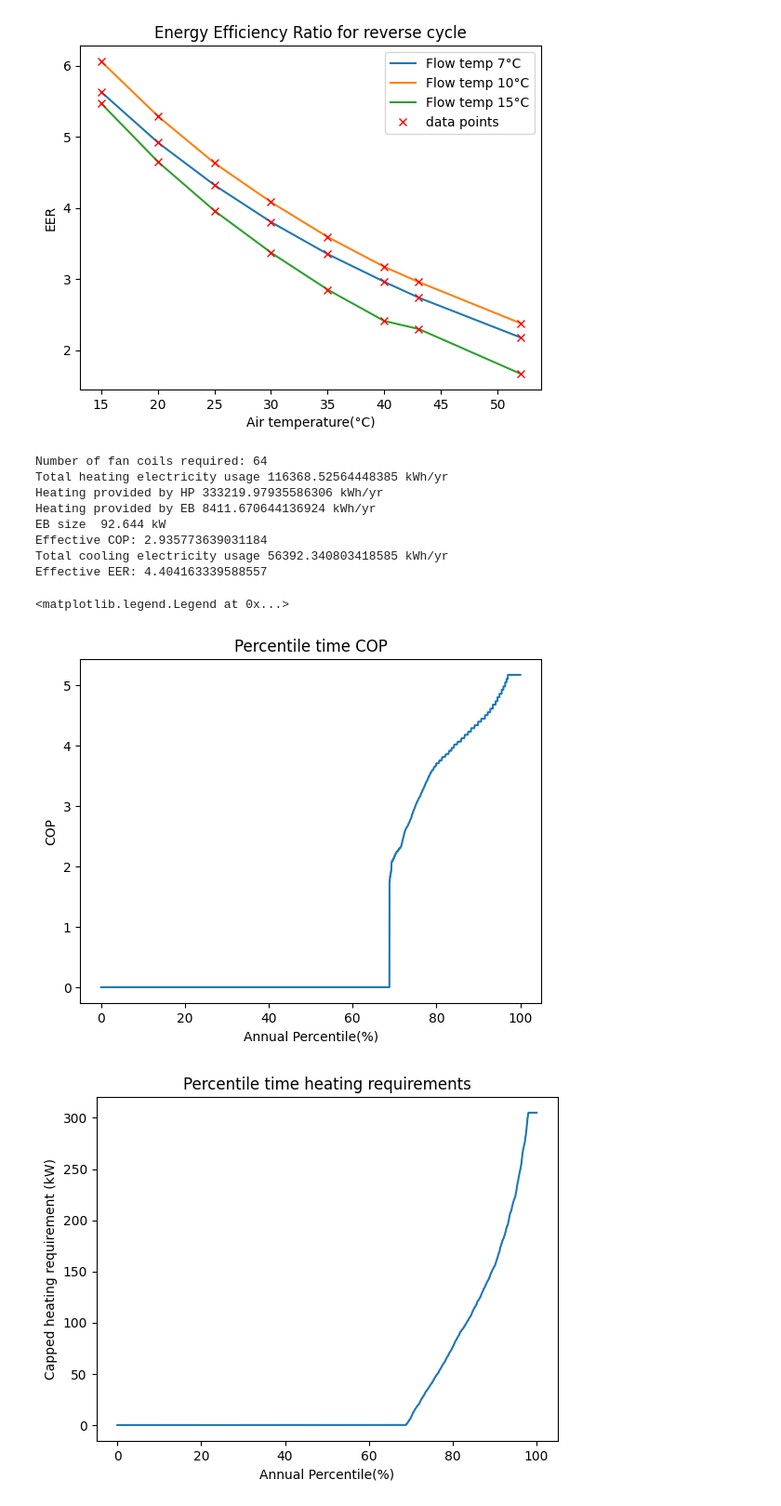
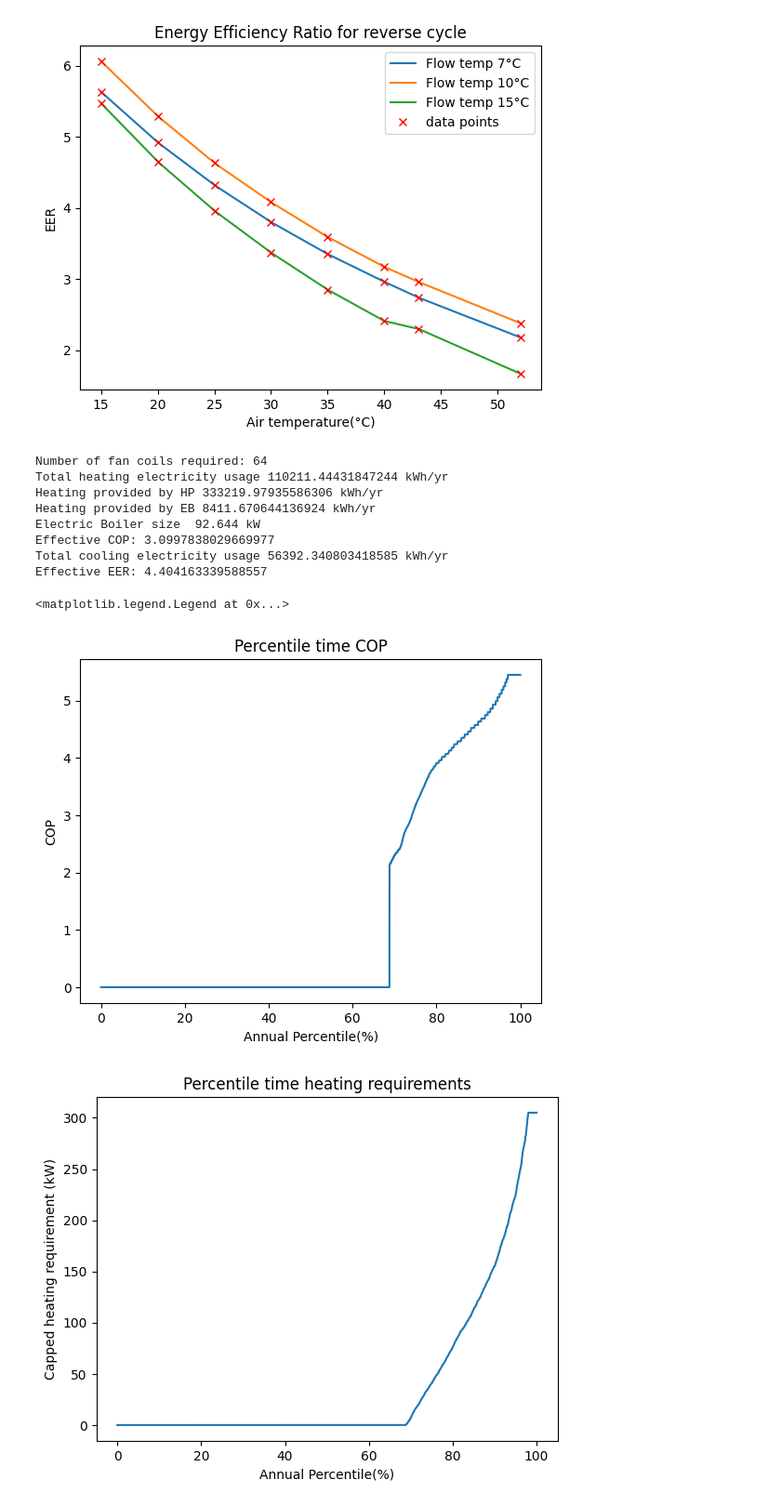
Before and after one commit to SNaylor12543/Variable_Output_Temperature_Heat_Pump, a Jupyter notebook: EAHV-M1500-YCL(-N).ipynb, the cells around one changed output. Shown at 93% size. Saved outputs shown, nothing was run; the diff lists cells and outputs as text; code cells hidden in the pictures.

```diff
--- a/EAHV-M1500-YCL(-N).ipynb
+++ b/EAHV-M1500-YCL(-N).ipynb
@@ -89,7 +89,7 @@ max_HP_power = 305 # in kW
 max_HVAC_power = 175 # in kW
 Heat_Pump_count = 2
 
-Heat_Pump = Heat_Pump("Data/Heat_Pump/EAHV-M1500-YCL(-N)/Heating_5C.csv")
+Heat_Pump = Heat_Pump("Data/Heat_Pump/EAHV-M1500-YCL(-N)/Heating_10C.csv")
 HVAC = HVAC("Data/Heat_Pump/EAHV-M1500-YCL(-N)/Cooling_5C.csv")
 
 Heating_Distribution = Heating_Distribution("Data/HFP-550LM-Z1", max_HP_power, max_HVAC_power)
@@ -119,8 +119,6 @@ print('Total cooling electricity usage ' + str(np.sum(cooling_electricity)) + '
 
 effective_EER = np.sum(cooling) / np.sum(cooling_electricity)
 print('Effective EER: ' + str(effective_EER))
-
-# Plotting stuff - maybe don't need now?
 
 # When heating is zero set COP to 0
 indices = [i for i, x in enumerate(heating) if x == 0]
@@ -145,37 +143,37 @@ plt.ylabel('Capped heating requirement (kW)')
 plt.figure(2)
 plt.plot(100 * time / np.max(time), np.sort(EER))
 plt.title("Percentile time EER")
 plt.xlabel('Annual Percentile(%)')
 plt.ylabel('EER')
 
 plt.figure(3)
 plt.plot(100 * time / np.max(time), np.sort(cooling))
 plt.title('Percentile time cooling requirements')
 plt.xlabel('Annual Percentile(%)')
 plt.ylabel('Capped cooling requirement (kW)')
 
 plt.figure(4)
 indices = [i for i, x in enumerate(heating) if x != 0]
 plt.plot(air_temp[indices], HP_deliver_temp[indices], marker="o", label="Demanded conditions", linestyle="None")
 air_temp_op_conditions = np.linspace(-20, 20, 1000)
 hydronics_temp_op_conditions = np.ones(len(air_temp_op_conditions)) * 55
 hydronics_temp_op_conditions = Heat_Pump.operating_conditions_check(hydronics_temp_op_conditions, air_temp_op_conditions)
 plt.plot(air_temp_op_conditions, hydronics_temp_op_conditions, color="red", label="Heat Pump operating conditions")
 plt.xlabel("Air temperature(°C)")
 plt.ylabel("Hydronics temperature(°C)")
 plt.title("Can our heat pump supply required hydronics temperature?")
 plt.legend(loc='upper right')
 # %% [output]
 Number of fan coils required: 64
-Total heating electricity usage 116368.52564448385 kWh/yr
+Total heating electricity usage 110211.44431847244 kWh/yr
 Heating provided by HP 333219.97935586306 kWh/yr
 Heating provided by EB 8411.670644136924 kWh/yr
-EB size  92.644 kW
-Effective COP: 2.935773639031184
+Electric Boiler size  92.644 kW
+Effective COP: 3.0997838029669977
 Total cooling electricity usage 56392.340803418585 kWh/yr
 Effective EER: 4.404163339588557
 <matplotlib.legend.Legend at 0x...>
-[figure, old version]
+[figure, new version]
 [figure]
 [figure]
 [figure]
```
Also changed, not shown: 4 other files.
